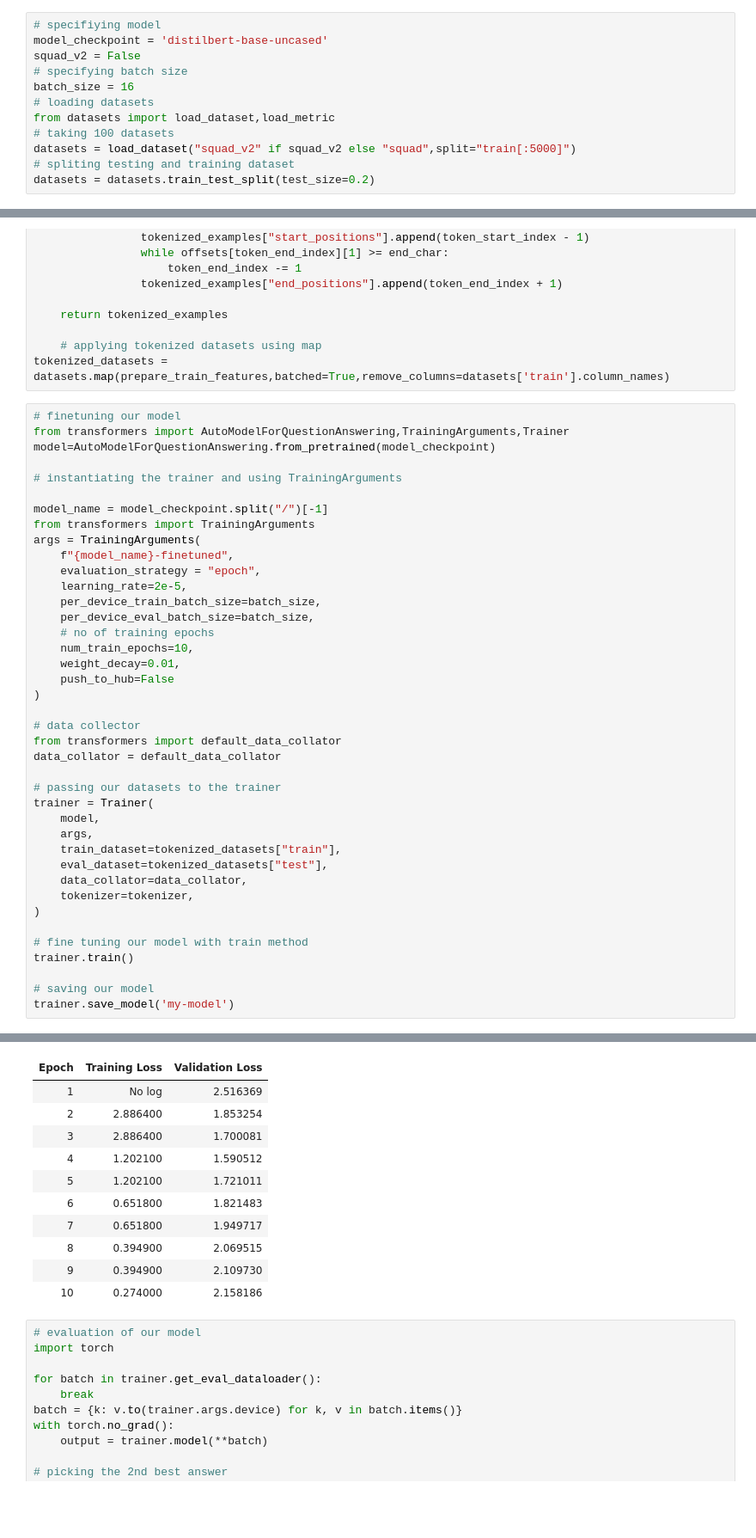
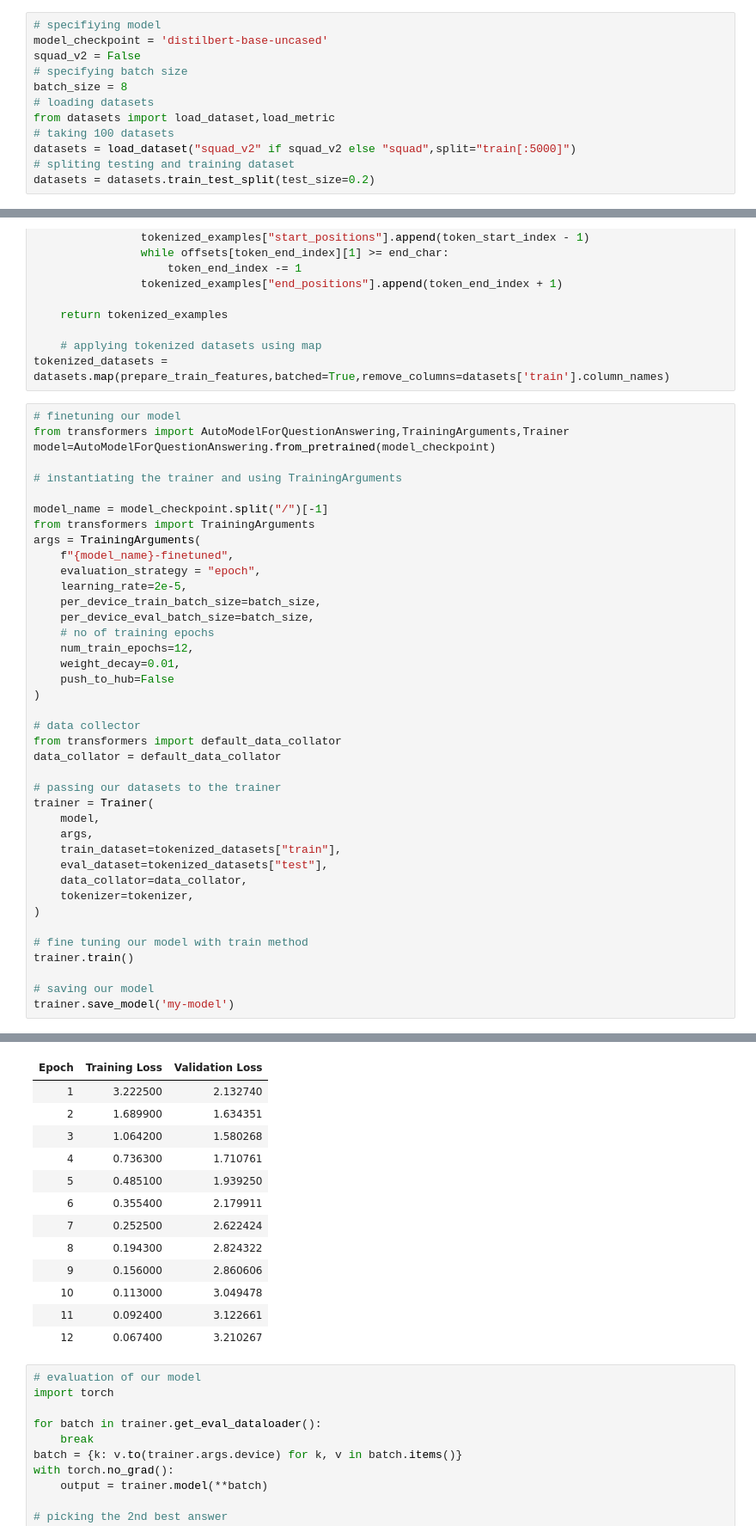
Before and after one commit to Shubhanker01/RepositoryNo1, a Jupyter notebook: questionAnswering.ipynb, the cells around one changed output, grey strips where cells are left out. Shown at 86% size. Cells and saved outputs as stored; diff of their text form; blank space fills up the shorter version.

```diff
--- a/questionAnswering.ipynb
+++ b/questionAnswering.ipynb
@@ -48,7 +48,7 @@ Successfully installed datasets-2.19.2 dill-0.3.8 multiprocess-0.70.16 requests-
 model_checkpoint = 'distilbert-base-uncased'
 squad_v2 = False
 # specifying batch size
-batch_size = 16
+batch_size = 8
 # loading datasets
 from datasets import load_dataset,load_metric
 # taking 100 datasets
@@ -163,7 +169,7 @@ args = TrainingArguments(
     per_device_train_batch_size=batch_size,
     per_device_eval_batch_size=batch_size,
     # no of training epochs
-    num_train_epochs=10,
+    num_train_epochs=12,
     weight_decay=0.01,
     push_to_hub=False
 )
@@ -194,14 +200,16 @@ You should probably TRAIN this model on a down-stream task to be able to use it
 | Epoch | Training Loss | Validation Loss |
-| 1 | No log | 2.516369 |
-| 2 | 2.886400 | 1.853254 |
-| 3 | 2.886400 | 1.700081 |
-| 4 | 1.202100 | 1.590512 |
-| 5 | 1.202100 | 1.721011 |
-| 6 | 0.651800 | 1.821483 |
-| 7 | 0.651800 | 1.949717 |
-| 8 | 0.394900 | 2.069515 |
-| 9 | 0.394900 | 2.109730 |
-| 10 | 0.274000 | 2.158186 |
+| 1 | 3.222500 | 2.132740 |
+| 2 | 1.689900 | 1.634351 |
+| 3 | 1.064200 | 1.580268 |
+| 4 | 0.736300 | 1.710761 |
+| 5 | 0.485100 | 1.939250 |
+| 6 | 0.355400 | 2.179911 |
+| 7 | 0.252500 | 2.622424 |
+| 8 | 0.194300 | 2.824322 |
+| 9 | 0.156000 | 2.860606 |
+| 10 | 0.113000 | 3.049478 |
+| 11 | 0.092400 | 3.122661 |
+| 12 | 0.067400 | 3.210267 |
 # %%
 # evaluation of our model
 import torch
```
Also changed, not shown: parts of 4 cells of this notebook.
